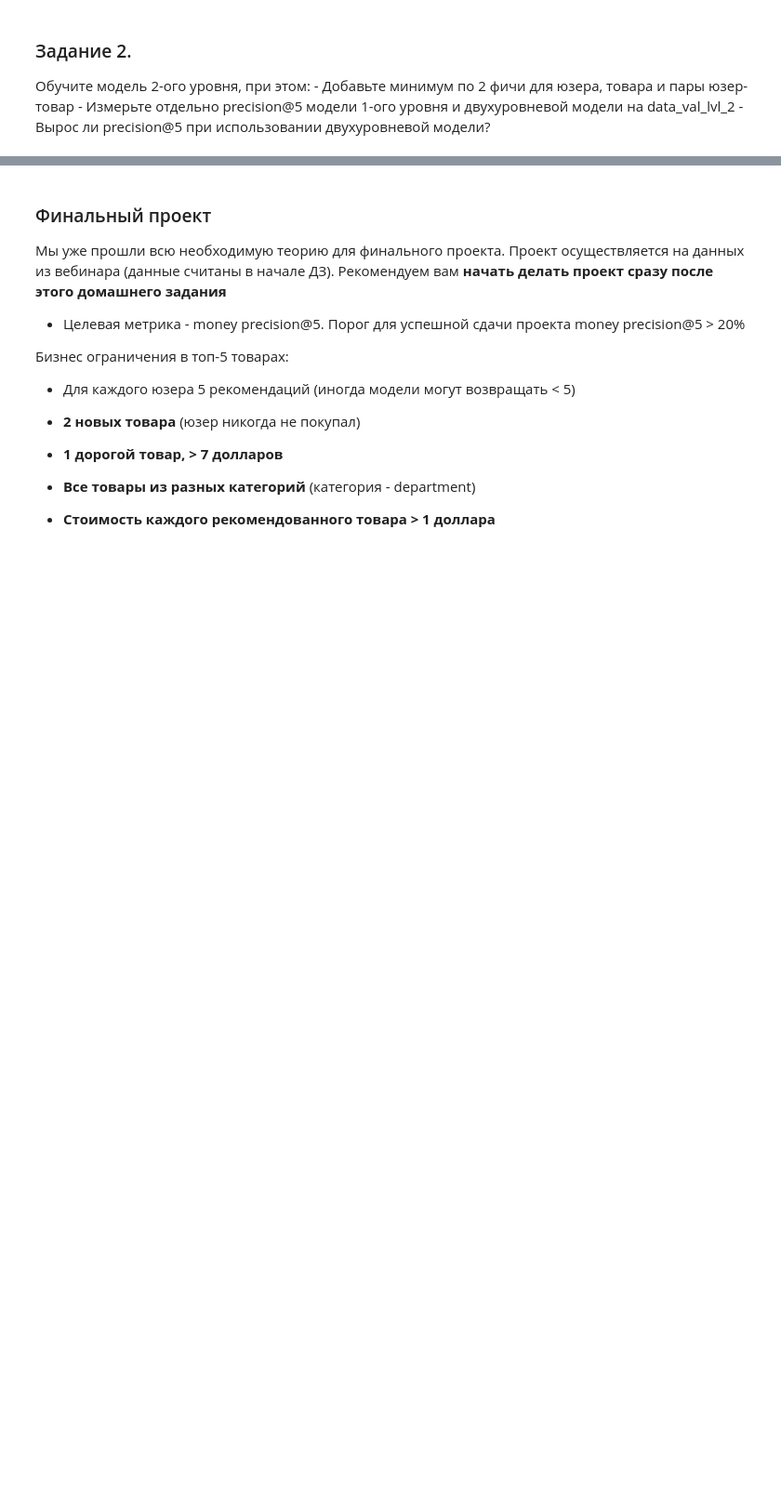
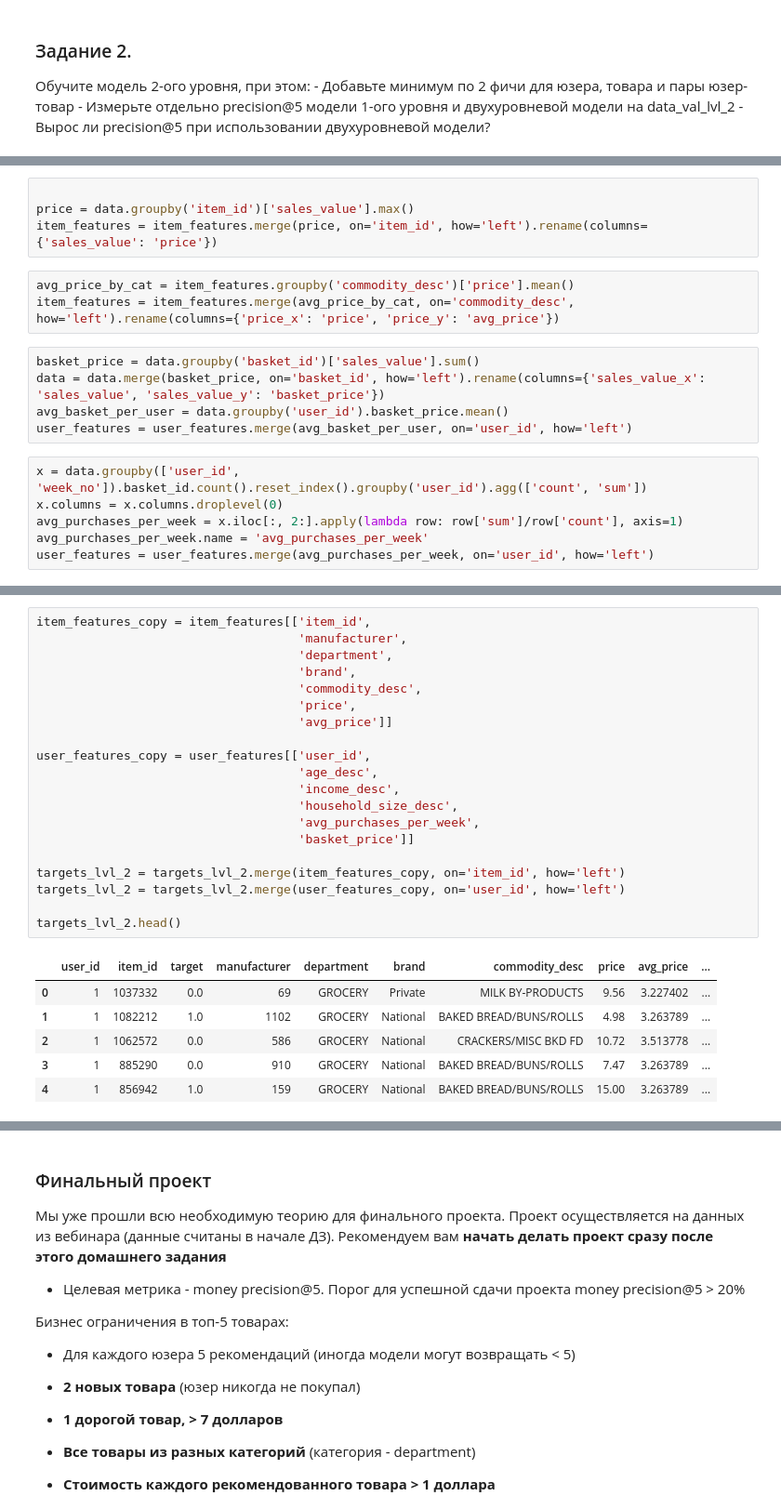
Before and after one commit to daniilstv/recommended_systems, a Jupyter notebook: hw_webinar_6.ipynb, the cells around one changed output, grey strips where cells are left out. Shown: that part at 93% size. Saved outputs shown, nothing was run; the diff lists cells and outputs as text; blank space fills up the shorter version.

```diff
--- a/hw_webinar_6.ipynb
+++ b/hw_webinar_6.ipynb
@@ -140,0 +227,18 @@ result_lvl_1['similar_item_recall'].mean()
+# %%
+
+price = data.groupby('item_id')['sales_value'].max()
+item_features = item_features.merge(price, on='item_id', how='left').rename(columns={'sales_value': 'price'})
+# %%
+avg_price_by_cat = item_features.groupby('commodity_desc')['price'].mean()
+item_features = item_features.merge(avg_price_by_cat, on='commodity_desc', how='left').rename(columns={'price_x': 'price', 'price_y': 'avg_price'})
+# %%
+basket_price = data.groupby('basket_id')['sales_value'].sum()
+data = data.merge(basket_price, on='basket_id', how='left').rename(columns={'sales_value_x': 'sales_value', 'sales_value_y': 'basket_price'})
+avg_basket_per_user = data.groupby('user_id').basket_price.mean()
+user_features = user_features.merge(avg_basket_per_user, on='user_id', how='left')
+# %%
+x = data.groupby(['user_id', 'week_no']).basket_id.count().reset_index().groupby('user_id').agg(['count', 'sum'])
+x.columns = x.columns.droplevel(0)
+avg_purchases_per_week = x.iloc[:, 2:].apply(lambda row: row['sum']/row['count'], axis=1)
+avg_purchases_per_week.name = 'avg_purchases_per_week'
+user_features = user_features.merge(avg_purchases_per_week, on='user_id', how='left')
@@ -140,0 +252,27 @@ result_lvl_1['similar_item_recall'].mean()
+# %%
+item_features_copy = item_features[['item_id',
+                                    'manufacturer',
+                                    'department',
+                                    'brand',
+                                    'commodity_desc',
+                                    'price',
+                                    'avg_price']]
+
+user_features_copy = user_features[['user_id',
+                                    'age_desc',
+                                    'income_desc',
+                                    'household_size_desc',
+                                    'avg_purchases_per_week',
+                                    'basket_price']]
+
+targets_lvl_2 = targets_lvl_2.merge(item_features_copy, on='item_id', how='left')
+targets_lvl_2 = targets_lvl_2.merge(user_features_copy, on='user_id', how='left')
+
+targets_lvl_2.head()
+# %% [output]
+|  | user_id | item_id | target | manufacturer | department | brand | commodity_desc | price | avg_price | ... |
+| 0 | 1 | 1037332 | 0.0 | 69 | GROCERY | Private | MILK BY-PRODUCTS | 9.56 | 3.227402 | ... |
+| 1 | 1 | 1082212 | 1.0 | 1102 | GROCERY | National | BAKED BREAD/BUNS/ROLLS | 4.98 | 3.263789 | ... |
+| 2 | 1 | 1062572 | 0.0 | 586 | GROCERY | National | CRACKERS/MISC BKD FD | 10.72 | 3.513778 | ... |
+| 3 | 1 | 885290 | 0.0 | 910 | GROCERY | National | BAKED BREAD/BUNS/ROLLS | 7.47 | 3.263789 | ... |
+| 4 | 1 | 856942 | 1.0 | 159 | GROCERY | National | BAKED BREAD/BUNS/ROLLS | 15.00 | 3.263789 | ... |
```
Also changed, not shown: parts of 22 cells of this notebook.
